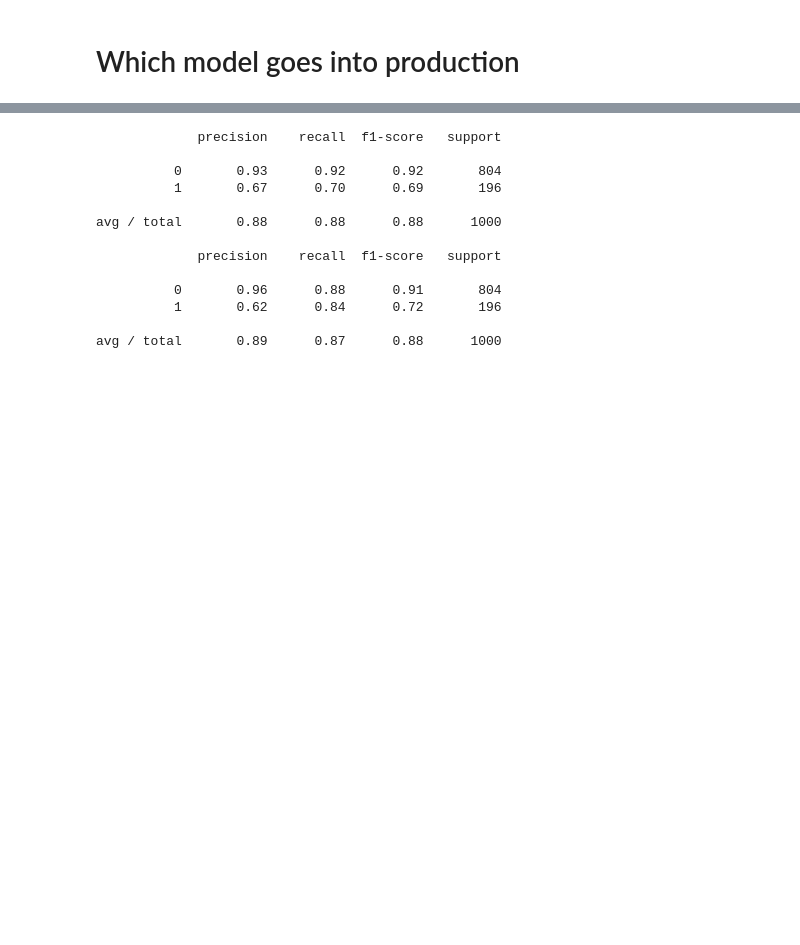
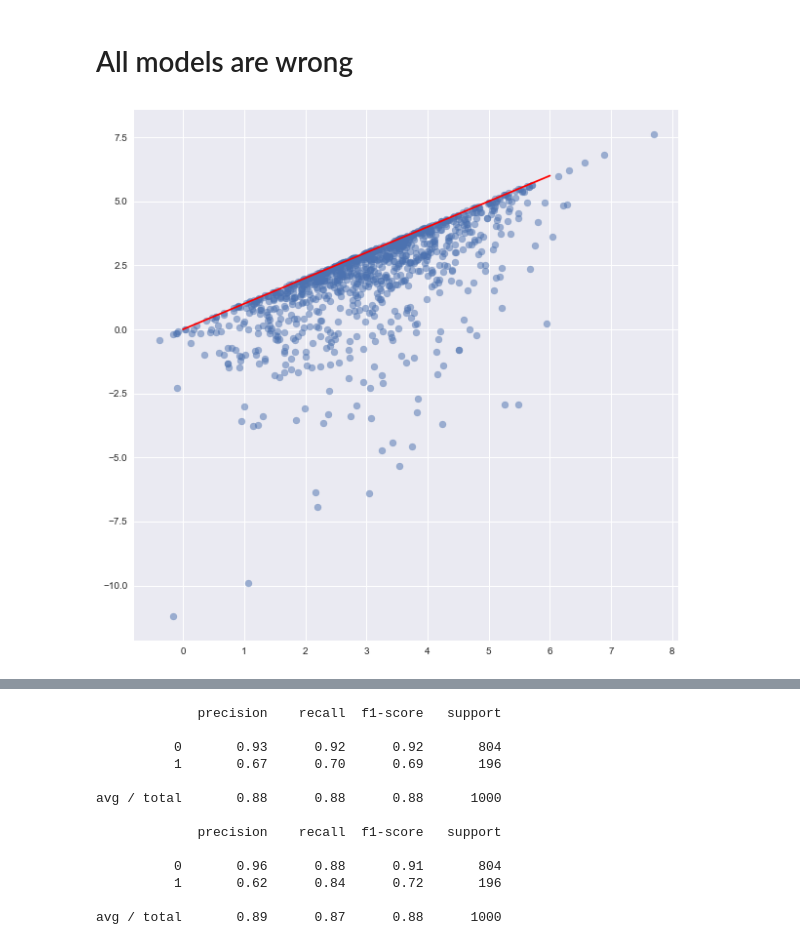
Before and after one commit to dantegates/model-evaluation-for-humans, a Jupyter notebook: plots.ipynb, the cells around one changed output, grey strips where cells are left out. Saved outputs shown, nothing was run; the diff lists cells and outputs as text; code cells hidden in the pictures; blank space fills up the shorter version.

```diff
--- a/plots.ipynb
+++ b/plots.ipynb
@@ -3,2 +1,15 @@ import matplotlib.pyplot as plt; plt.style.use('seaborn')
-# %% [markdown]
-# Which model goes into production
+# %% [markdown]
+# All models are wrong
+# %%
+import numpy as np
+import matplotlib.pyplot as plt; plt.style.use('seaborn')
+
+y = np.log10(np.random.lognormal(mean=7, sigma=3, size=1000))
+y_hat_bad = y - np.random.normal(0, 1, size=1000)**2
+
+fig, ax = plt.subplots(figsize=(10, 10))
+ax.scatter(y, y_hat_bad, alpha=0.5)
+ax.plot([0, 6], [0, 6], color='r')
+plt.savefig('bad-regression.png')
+# %% [output]
+[figure, added]
```
Also changed, not shown: parts of 13 cells of this notebook, 3 other files.
